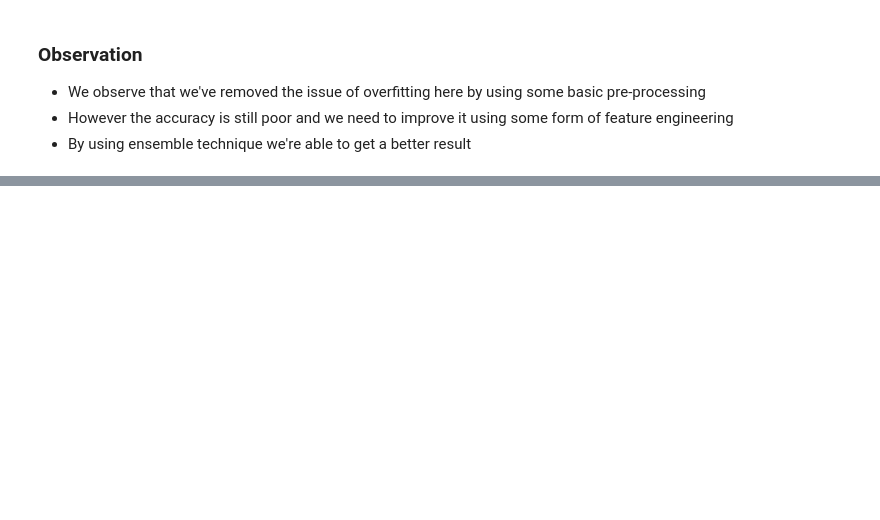
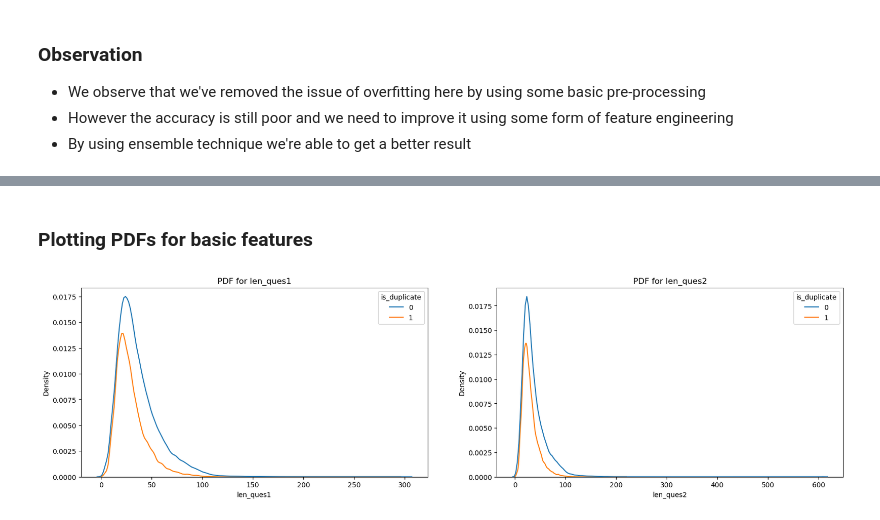
Before and after one commit to IMMRM/Question_Pair_Similarity, a Jupyter notebook: Notebooks/SecondLvlEDA.ipynb, the cells around one changed output, grey strips where cells are left out. Drawn from its saved outputs; the diff is of its cells as text; code cells hidden in the pictures; blank space fills up the shorter version.

Commit message:
Basic Featurization added

```diff
--- a/Notebooks/SecondLvlEDA.ipynb
+++ b/Notebooks/SecondLvlEDA.ipynb
@@ -74,0 +92,14 @@ Test Score= 0.6782793730128293
+# %%
+#Creating len_ques1 and len_ques2
+data['len_ques1']=data['question1'].apply(len)
+data['len_ques2']=data['question2'].apply(len)
+# %%
+#Creating q1_wordcount and q2_wordcount
+data['q1_wordcount']=data['question1'].apply(lambda x:len(x.split(' ')))
+data['q2_wordcount']=data['question2'].apply(lambda x:len(x.split(' ')))
+# %%
+#Creating word_share
+def common_word(x,y):
+    lst=[i for i in x.split(' ') if i in y.split(' ')]
+    return len(lst)
+data['word_share']=data[['question1','question2']].apply(lambda x:common_word(*x),axis=1)
@@ -74,0 +115,12 @@ Test Score= 0.6782793730128293
+# %% [markdown]
+### Plotting PDFs for basic features
+# %%
+#Pdf for len_ques1 and len_ques2
+fig,ax=plt.subplots(1,2,figsize=(20,5))
+ax[0].title.set_text('PDF for len_ques1')
+ax[1].title.set_text('PDF for len_ques2')
+sns.kdeplot(data,x='len_ques1',hue='is_duplicate',ax=ax[0])
+sns.kdeplot(data,x='len_ques2',hue='is_duplicate',ax=ax[1])
+plt.show()
+# %% [output]
+[figure, added]
```
Also changed, not shown: parts of 16 cells of this notebook.
